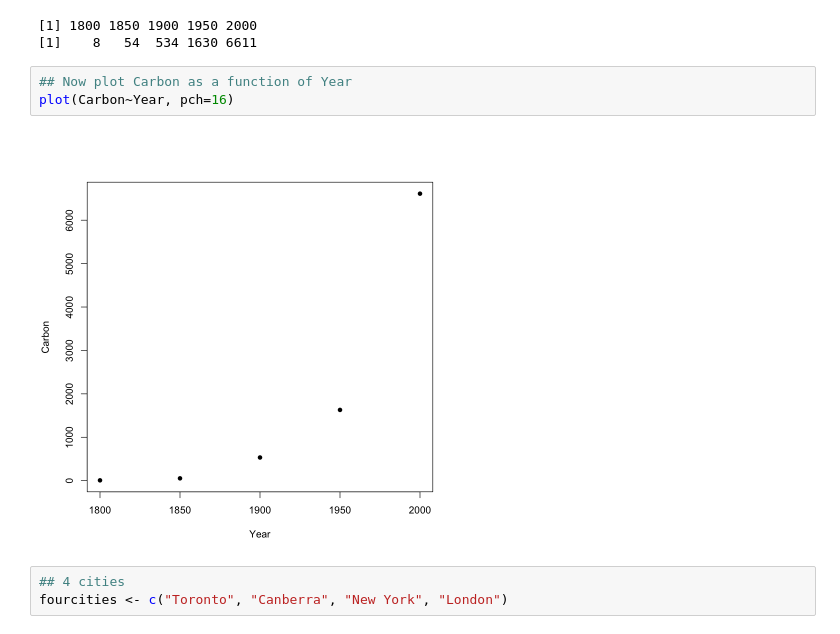
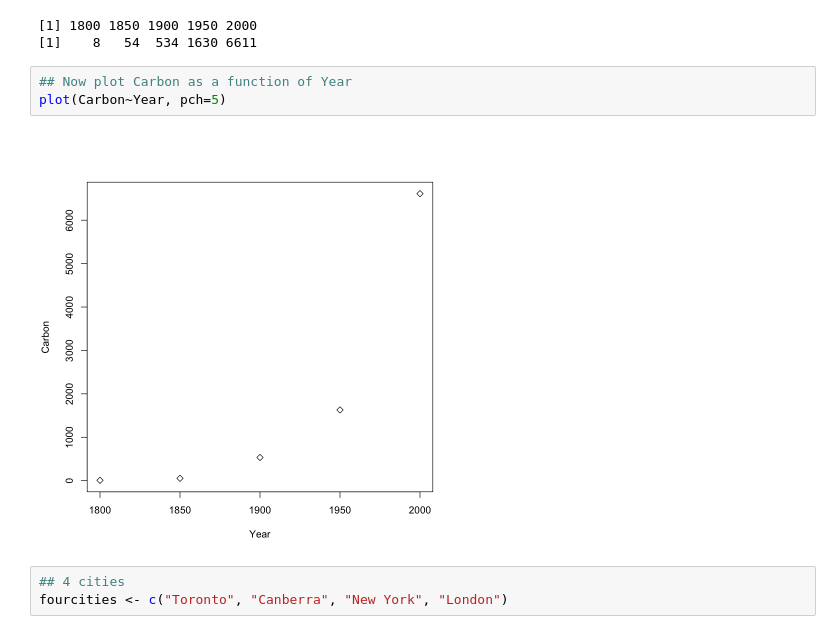
Before and after one commit to woz-u/DS-Student-Resources, a Jupyter notebook: DS102-Statistical-Programming-in-R/Examples/Data-Analysis-and-Graphics-Using-R-Section-1.ipynb, the cells around one changed output. Drawn from its saved outputs; the diff is of its cells as text.

```diff
--- a/DS102-Statistical-Programming-in-R/Examples/Data-Analysis-and-Graphics-Using-R-Section-1.ipynb
+++ b/DS102-Statistical-Programming-in-R/Examples/Data-Analysis-and-Graphics-Using-R-Section-1.ipynb
@@ -60,9 +60,9 @@ print(Carbon)
 [1]    8   54  534 1630 6611
 # %%
 ## Now plot Carbon as a function of Year
-plot(Carbon~Year, pch=16)
+plot(Carbon~Year, pch=5)
 # %% [output]
-[figure, old version]
+[figure, new version]
 # %%
 ## 4 cities
 fourcities <- c("Toronto", "Canberra", "New York", "London")
```
Also changed, not shown: parts of 7 cells of this notebook.
